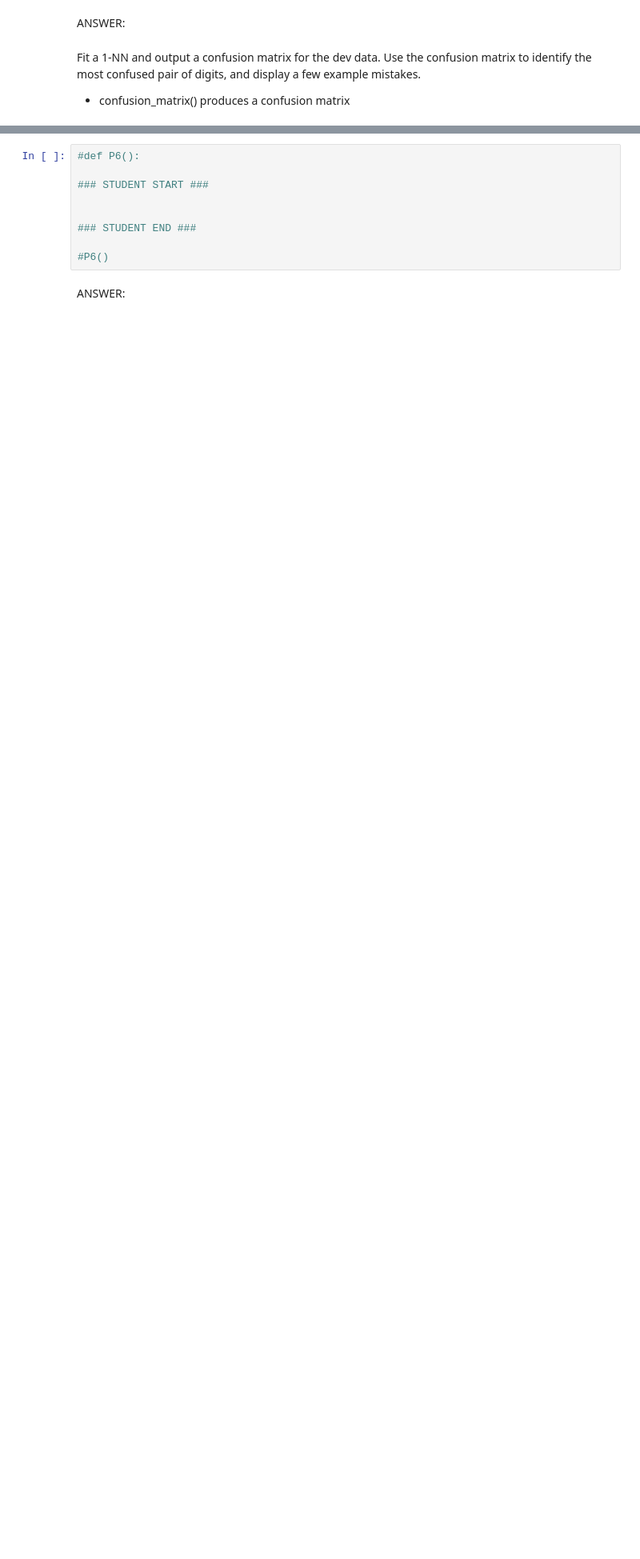
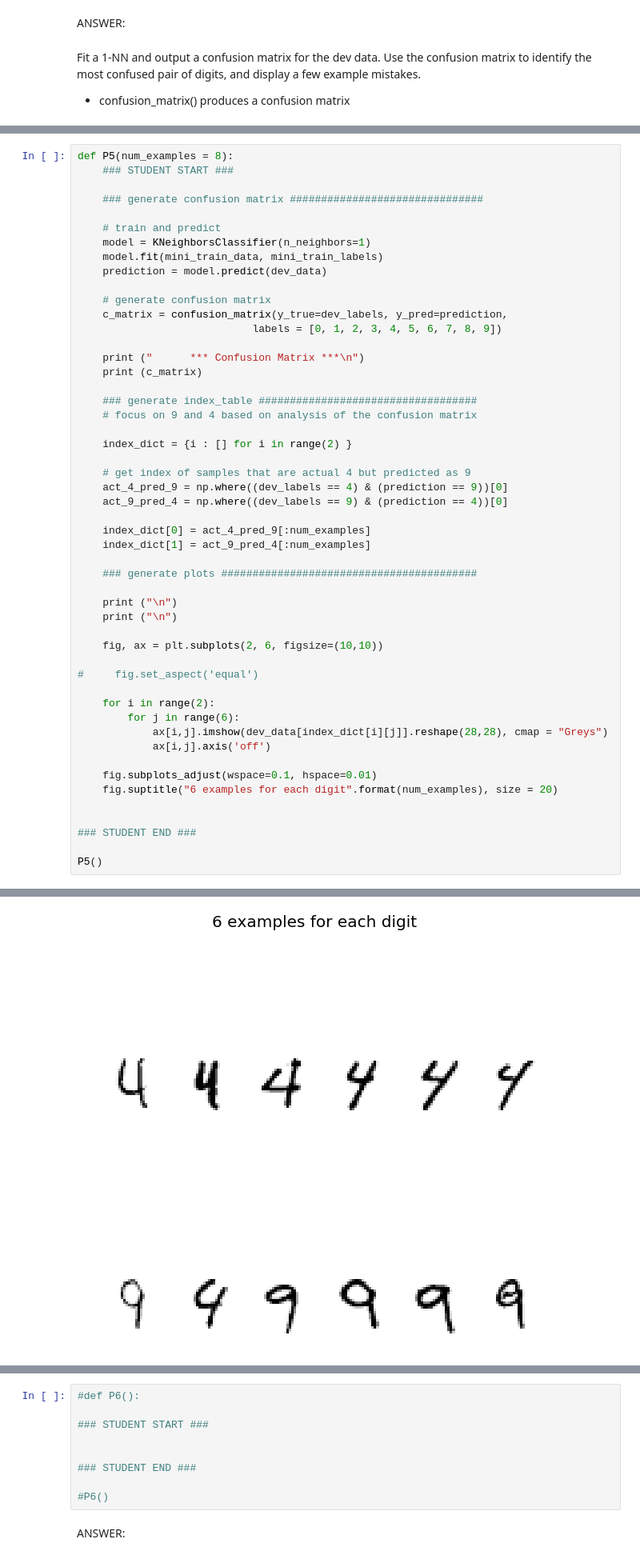
Before and after one commit to K-AlfredIwasaki/study_notes, a Jupyter notebook: W207_MACHINE_LEARNING/projects/K_Iwasaki_p1.ipynb, the cells around one changed output, grey strips where cells are left out. Shown: that part at 80% size. Saved outputs shown, nothing was run; the diff lists cells and outputs as text; blank space fills up the shorter version.

```diff
--- a/W207_MACHINE_LEARNING/projects/K_Iwasaki_p1.ipynb
+++ b/W207_MACHINE_LEARNING/projects/K_Iwasaki_p1.ipynb
@@ -260,0 +356,52 @@ Fit a 1-NN and output a confusion matrix for the dev data. Use the confusion mat
+# %%
+def P5(num_examples = 8):
+    ### STUDENT START ###
+
+    ### generate confusion matrix ###############################
+
+    # train and predict
+    model = KNeighborsClassifier(n_neighbors=1)
+    model.fit(mini_train_data, mini_train_labels)
+    prediction = model.predict(dev_data)
+
+    # generate confusion matrix
+    c_matrix = confusion_matrix(y_true=dev_labels, y_pred=prediction,
+                            labels = [0, 1, 2, 3, 4, 5, 6, 7, 8, 9])
+
+    print ("      *** Confusion Matrix ***\n")
+    print (c_matrix)
+
+    ### generate index_table ###################################
+    # focus on 9 and 4 based on analysis of the confusion matrix
+
+    index_dict = {i : [] for i in range(2) }
+
+    # get index of samples that are actual 4 but predicted as 9
+    act_4_pred_9 = np.where((dev_labels == 4) & (prediction == 9))[0]
+    act_9_pred_4 = np.where((dev_labels == 9) & (prediction == 4))[0]
+
+    index_dict[0] = act_4_pred_9[:num_examples]
+    index_dict[1] = act_9_pred_4[:num_examples]
+
+    ### generate plots #########################################
+
+    print ("\n")
+    print ("\n")
+
+    fig, ax = plt.subplots(2, 6, figsize=(10,10))
+
+#     fig.set_aspect('equal')
+
+    for i in range(2):
+        for j in range(6):
+            ax[i,j].imshow(dev_data[index_dict[i][j]].reshape(28,28), cmap = "Greys")
+            ax[i,j].axis('off')
+
+    fig.subplots_adjust(wspace=0.1, hspace=0.01)
+    fig.suptitle("6 examples for each digit".format(num_examples), size = 20)
+
+
+### STUDENT END ###
+
+P5()
+# %% [output]
@@ -260,0 +420 @@ Fit a 1-NN and output a confusion matrix for the dev data. Use the confusion mat
+[figure, added]
```
Also changed, not shown: parts of 11 cells of this notebook.
